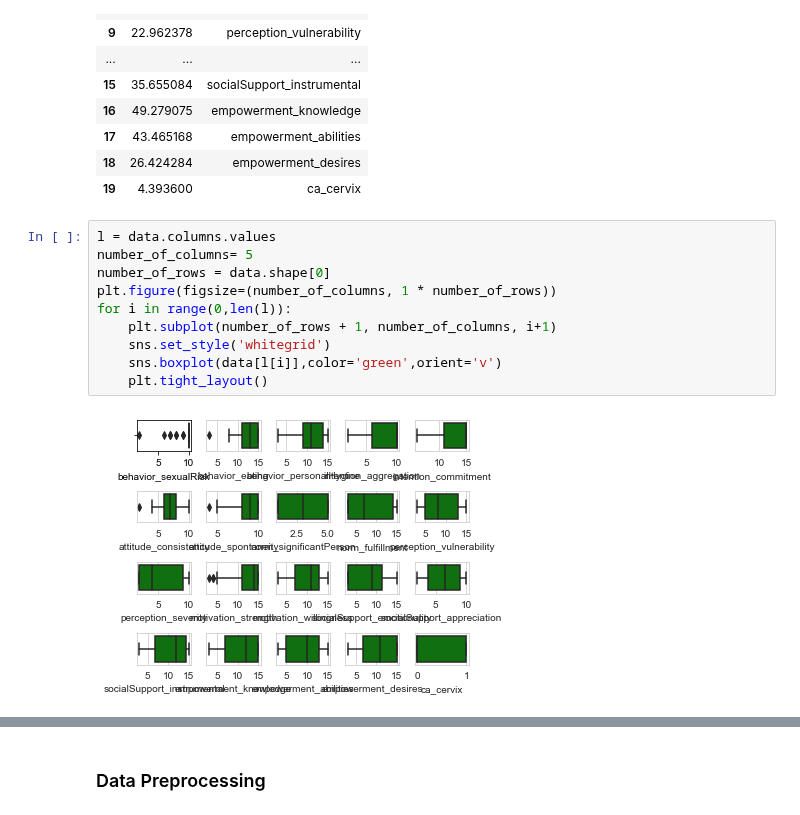
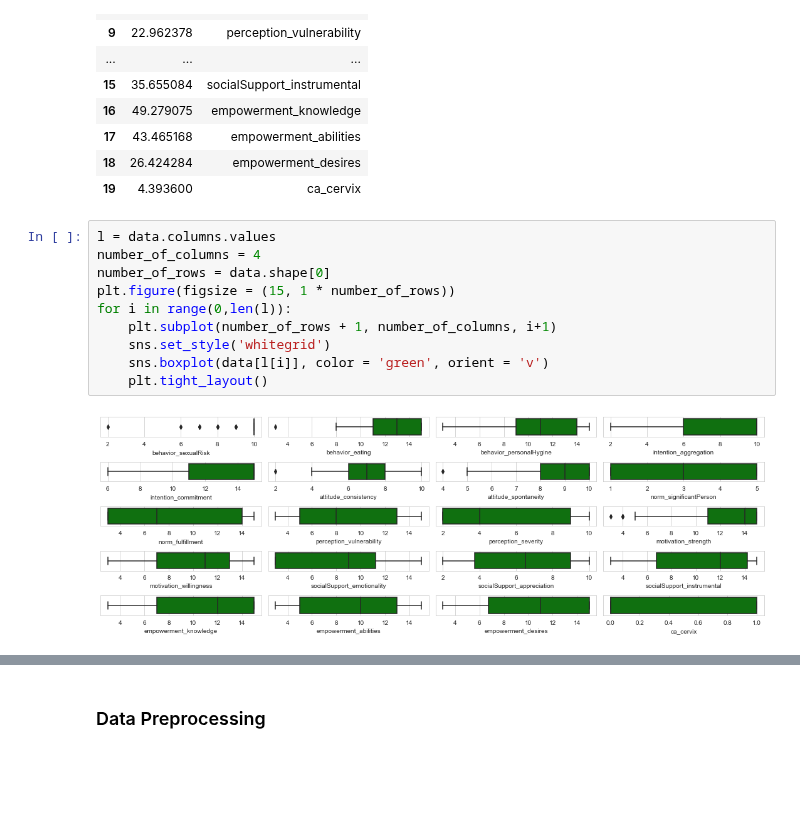
Before and after one commit to rrwabina/RADI605, a Jupyter notebook: 05 Adaptive Boosting/scripts/assignment.ipynb, the cells around one changed output, grey strips where cells are left out. Drawn from its saved outputs; the diff is of its cells as text; blank space fills up the shorter version.

Commit message:
modified graphs

```diff
--- a/05 Adaptive Boosting/scripts/assignment.ipynb
+++ b/05 Adaptive Boosting/scripts/assignment.ipynb
@@ -130,14 +130,14 @@ vif
 | 19 | 4.393600 | ca_cervix |
 # %%
 l = data.columns.values
-number_of_columns= 5
+number_of_columns = 4
 number_of_rows = data.shape[0]
-plt.figure(figsize=(number_of_columns, 1 * number_of_rows))
+plt.figure(figsize = (15, 1 * number_of_rows))
 for i in range(0,len(l)):
     plt.subplot(number_of_rows + 1, number_of_columns, i+1)
     sns.set_style('whitegrid')
-    sns.boxplot(data[l[i]],color='green',orient='v')
+    sns.boxplot(data[l[i]], color = 'green', orient = 'v')
     plt.tight_layout()
 # %% [output]
-[figure, old version]
+[figure, new version]
 # %%
```
Also changed, not shown: parts of 1 cell of this notebook.
